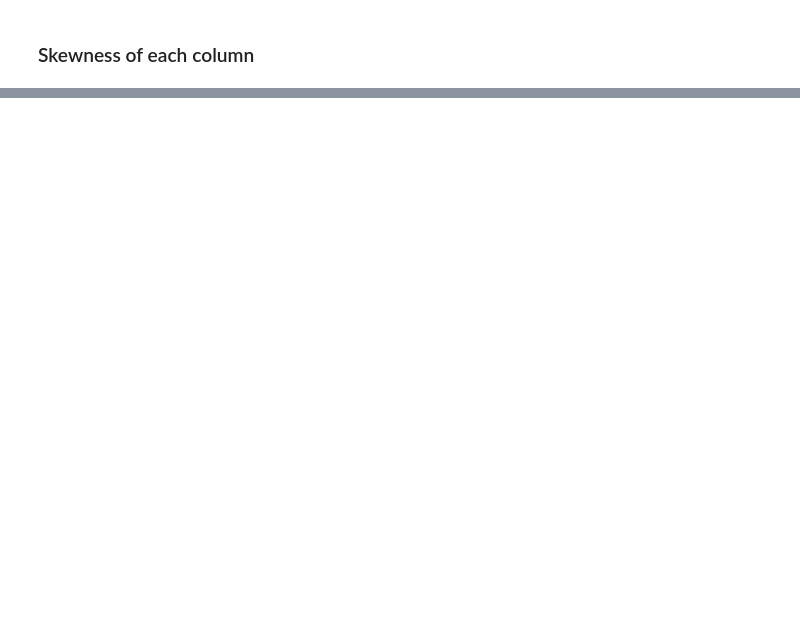
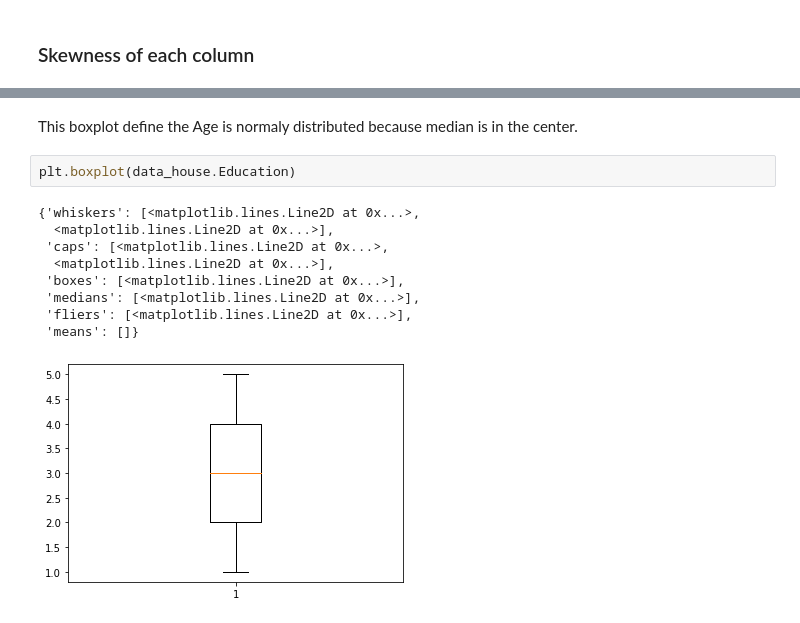
Before and after one commit to DSAghicha/LU-AI-ML, a Jupyter notebook: Day_07/main.ipynb, the cells around one changed output, grey strips where cells are left out. Cells and saved outputs as stored; diff of their text form; blank space fills up the shorter version.

```diff
--- a/Day_07/main.ipynb
+++ b/Day_07/main.ipynb
@@ -253,0 +265,14 @@ for k in range(len(headers)):
+# %% [markdown]
+This boxplot define the Age is normaly distributed because median is in the center.
+# %%
+plt.boxplot(data_house.Education)
+# %% [output]
+{'whiskers': [<matplotlib.lines.Line2D at 0x...>,
+  <matplotlib.lines.Line2D at 0x...>],
+ 'caps': [<matplotlib.lines.Line2D at 0x...>,
+  <matplotlib.lines.Line2D at 0x...>],
+ 'boxes': [<matplotlib.lines.Line2D at 0x...>],
+ 'medians': [<matplotlib.lines.Line2D at 0x...>],
+ 'fliers': [<matplotlib.lines.Line2D at 0x...>],
+ 'means': []}
+[figure, added]
```
Also changed, not shown: parts of 22 cells of this notebook.
